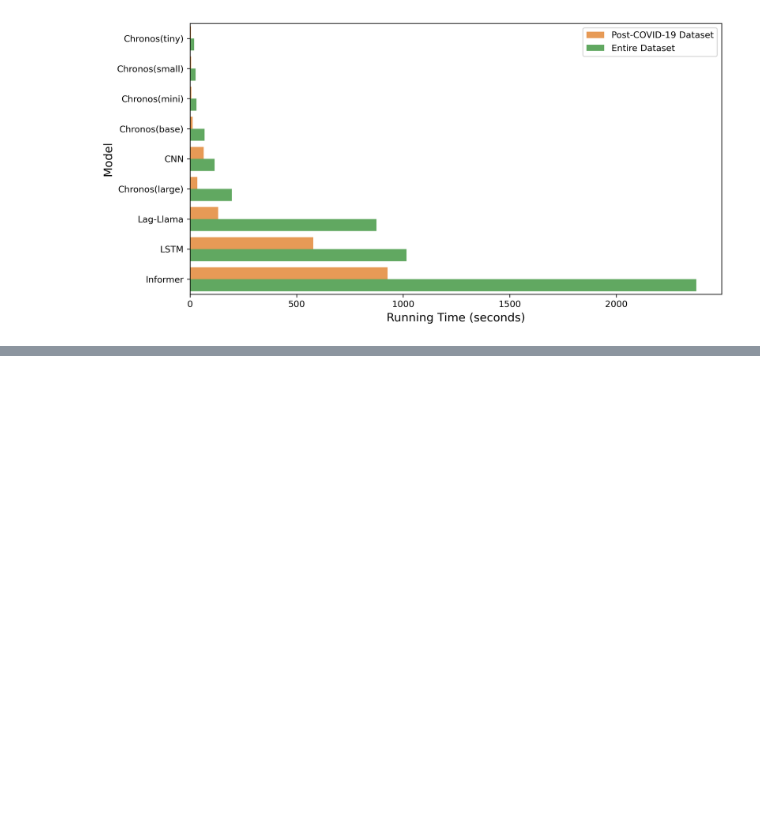
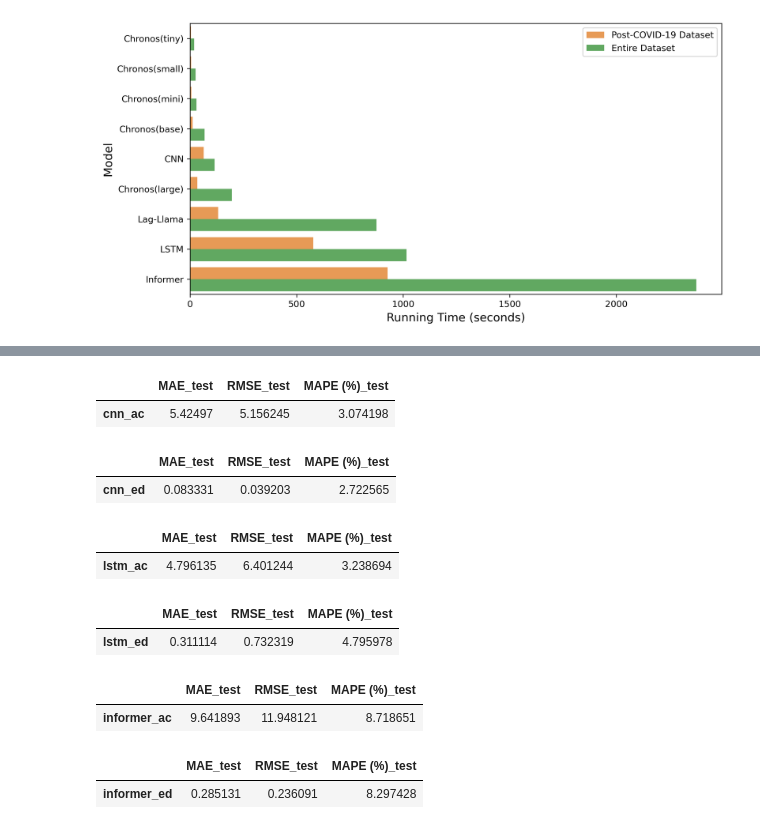
Before and after one commit to YueLi-0816/traffic_prediction, a Jupyter notebook: parameter_cal.ipynb, the cells around one changed output, grey strips where cells are left out. Saved outputs shown, nothing was run; the diff lists cells and outputs as text; code cells hidden in the pictures; blank space fills up the shorter version.

Commit message:
calculate the variance of metrics of all models

```diff
--- a/parameter_cal.ipynb
+++ b/parameter_cal.ipynb
@@ -1740,0 +1743,12 @@ plt.show()
+# %%
+cnn_AC = pd.read_csv('all_metrics_cnn_after_covid.csv')
+cnn_ED = pd.read_csv('all_metrics_cnn_entire_data.csv')
+lstm_AC = pd.read_csv('all_metrics_lstm_after_covid.csv')
+lstm_ED = pd.read_csv('all_metrics_lstm_entire_data.csv')
+informer_AC = pd.read_csv('transformer/all_metrics_informer_after_covid.csv')
+informer_ED = pd.read_csv('transformer/all_metrics_informer_entire_data.csv')
+
+lagllama_AC = pd.read_csv('llm/all_metrics_lagllama_after_covid.csv')
+lagllama_ED = pd.read_csv('llm/all_metrics_lagllama_entire_data.csv')
+chronos_AC = pd.read_csv('llm/all_metrics_chronos_after_covid.csv')
+chronos_ED = pd.read_csv('llm/all_metrics_chronos_entire_data.csv')
@@ -1740,0 +1758,7 @@ plt.show()
+# %%
+def var_10_runs(model_df, model_name):
+    mean_step = model_df.groupby(["input_len", "run_num"])[["MAE_test", "RMSE_test", "MAPE (%)_test"]].mean().reset_index()
+    var = mean_step.groupby(["input_len"])[["MAE_test", "RMSE_test", "MAPE (%)_test"]].var().reset_index()
+    mean_var = var[["MAE_test", "RMSE_test", "MAPE (%)_test"]].mean().to_frame().T
+    mean_var.rename(index={0: model_name}, inplace=True)
+    display(mean_var)
@@ -1740,0 +1784,20 @@ plt.show()
+# %%
+var_10_runs(cnn_AC, 'cnn_ac')
+var_10_runs(cnn_ED, 'cnn_ed')
+var_10_runs(lstm_AC, 'lstm_ac')
+var_10_runs(lstm_ED, 'lstm_ed')
+var_10_runs(informer_AC, 'informer_ac')
+var_10_runs(informer_ED, 'informer_ed')
+# %% [output]
+|  | MAE_test | RMSE_test | MAPE (%)_test |
+| cnn_ac | 5.42497 | 5.156245 | 3.074198 |
+|  | MAE_test | RMSE_test | MAPE (%)_test |
+| cnn_ed | 0.083331 | 0.039203 | 2.722565 |
+|  | MAE_test | RMSE_test | MAPE (%)_test |
+| lstm_ac | 4.796135 | 6.401244 | 3.238694 |
+|  | MAE_test | RMSE_test | MAPE (%)_test |
+| lstm_ed | 0.311114 | 0.732319 | 4.795978 |
+|  | MAE_test | RMSE_test | MAPE (%)_test |
+| informer_ac | 9.641893 | 11.948121 | 8.718651 |
+|  | MAE_test | RMSE_test | MAPE (%)_test |
+| informer_ed | 0.285131 | 0.236091 | 8.297428 |
```
Also changed, not shown: parts of 6 cells of this notebook.
